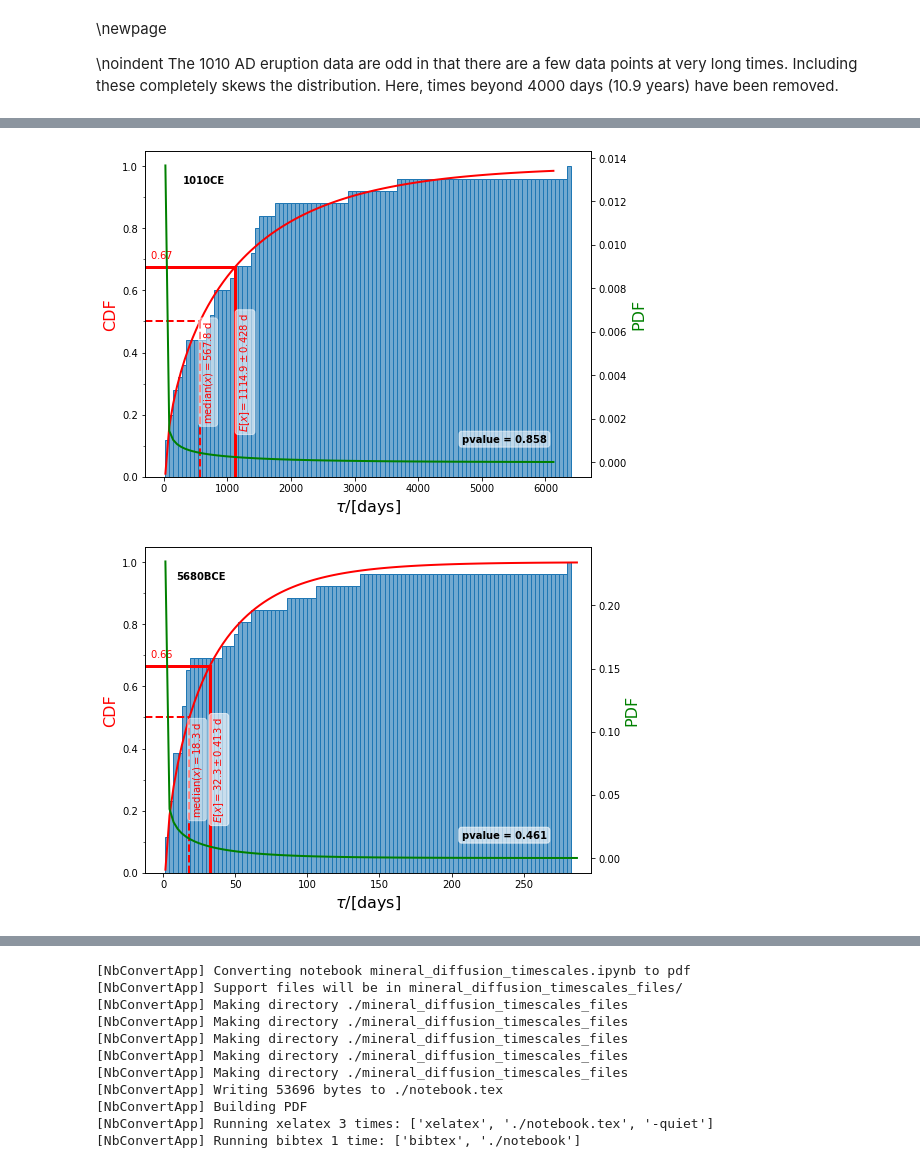
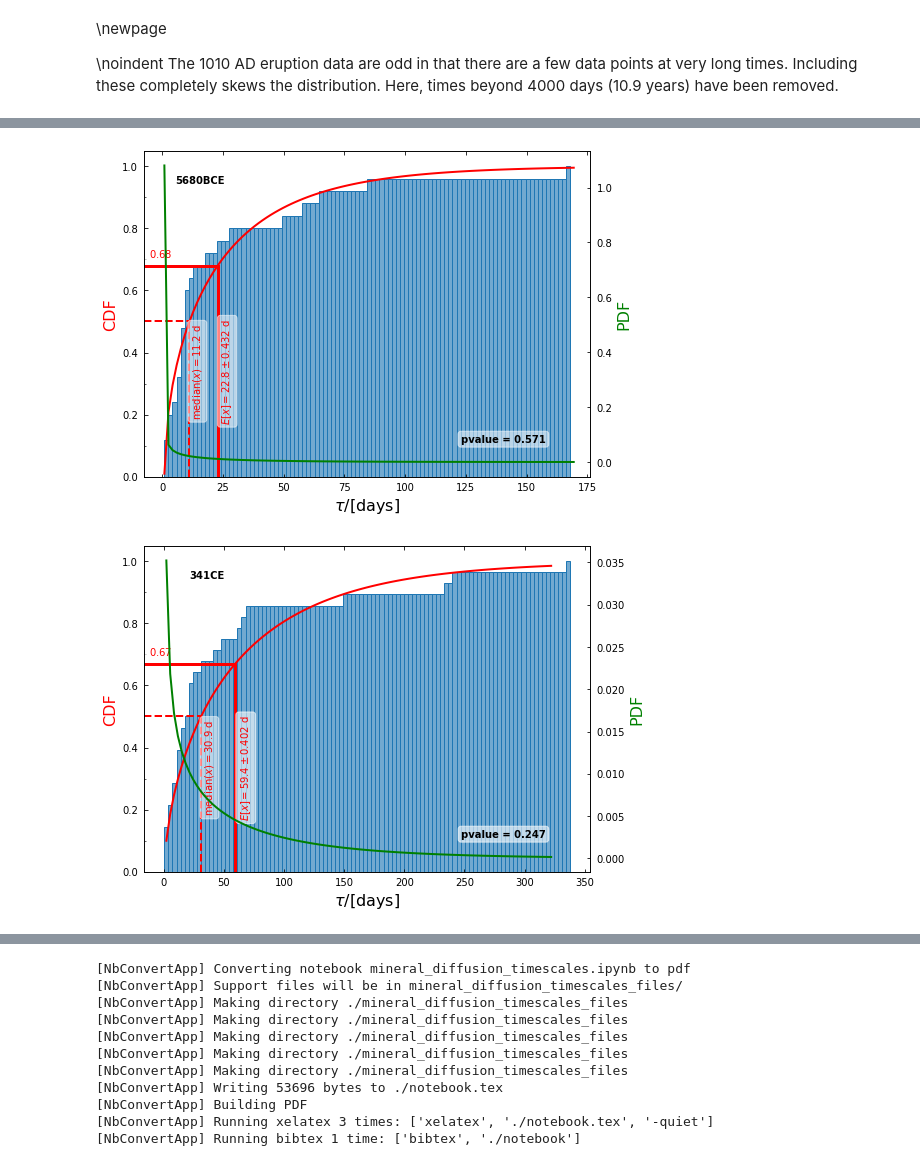
Before and after one commit to djessop/mineral_diffusion_timescales, a Jupyter notebook: mineral_diffusion_timescales.ipynb, the cells around one changed output, grey strips where cells are left out. Saved outputs shown, nothing was run; the diff lists cells and outputs as text; code cells hidden in the pictures.

```diff
--- a/mineral_diffusion_timescales.ipynb
+++ b/mineral_diffusion_timescales.ipynb
@@ -198,7 +201,7 @@ For the 1657 AD event, the data are well represented by the distribution as atte
 # %%
 # '03-06-timescales.xlsx'
 eruption = '1657CE'
-popt, data, se, _ = calc_fit_plot(filename='01-07-sorted-timescales.xlsx',
+popt, data, se, _ = calc_fit_plot(filename='20210519-sorted-timescales.xlsx',
                                   sheet_name=eruption, cdf=True, nbins=100,
                                   ppf_tail=.975)
 eruption_dict[eruption] = dict(mean=gamma_distn.mean(*popt),
@@ -210,3 +213,12 @@ eruption_dict[eruption] = dict(mean=gamma_distn.mean(*popt),
 \newpage
 
 \noindent The 1010 AD eruption data are odd in that there are a few data points at very long times.  Including these completely skews the distribution.  Here, times beyond 4000 days (10.9 years) have been removed.
+# %%
+eruption  = '1010CE'
+ts_cutoff = None  # 2000
+popt, data, se, _ = calc_fit_plot(filename='20210519-sorted-timescales.xlsx',
+                                  sheet_name=eruption, cdf=True, nbins=100,
+                                  ppf_head=.01, ppf_tail=.9925, ts_cutoff=ts_cutoff)
+eruption_dict[eruption] = dict(mean=gamma_distn.mean(*popt),
+                               med= gamma_distn.median(*popt),
+                               se=se[-1])
@@ -213,20 +227,21 @@ eruption_dict[eruption] = dict(mean=gamma_distn.mean(*popt),
 # %%
-eruption  = '1010CE'
-popt, data, se, _ = calc_fit_plot(filename='01-07-sorted-timescales.xlsx',
+eruption = '5680BCE'
+popt, data, se, _ = calc_fit_plot(filename='20210519-sorted-timescales.xlsx',
                                   sheet_name=eruption, cdf=True, nbins=100,
-                                  ppf_head=.01, ppf_tail=.985)
+                                  ppf_head=0.01, ppf_tail=.995)
 eruption_dict[eruption] = dict(mean=gamma_distn.mean(*popt),
                                med= gamma_distn.median(*popt),
                                se=se[-1])
 # %% [output]
-[figure, old version]
+[figure, new version]
 # %%
-eruption = '5680BCE'
-popt, data, se, _ = calc_fit_plot(filename='01-07-sorted-timescales.xlsx',
+eruption  = '341CE'
+ts_cutoff = 1000
+popt, data, se, _ = calc_fit_plot(filename='20210519-sorted-timescales.xlsx',
                                   sheet_name=eruption, cdf=True, nbins=100,
-                                  ppf_head=0.01, ppf_tail=.999)
+                                  ppf_head=0.10, ppf_tail=.985, ts_cutoff=ts_cutoff)
 eruption_dict[eruption] = dict(mean=gamma_distn.mean(*popt),
                                med= gamma_distn.median(*popt),
                                se=se[-1])
 # %% [output]
-[figure, old version]
+[figure, new version]
```
Also changed, not shown: parts of 5 cells of this notebook, 1 other file.
